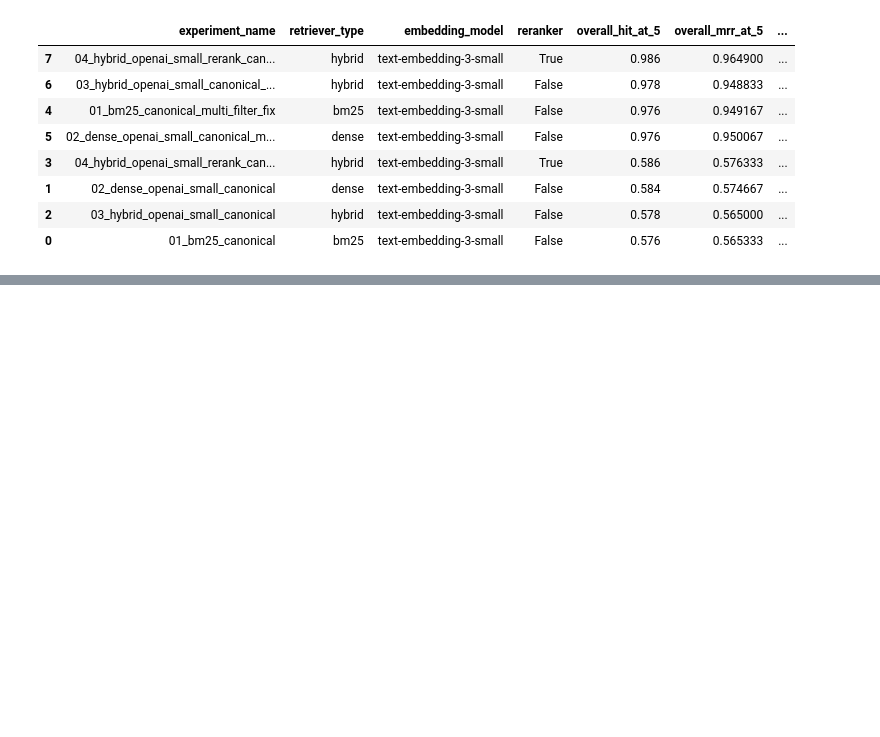
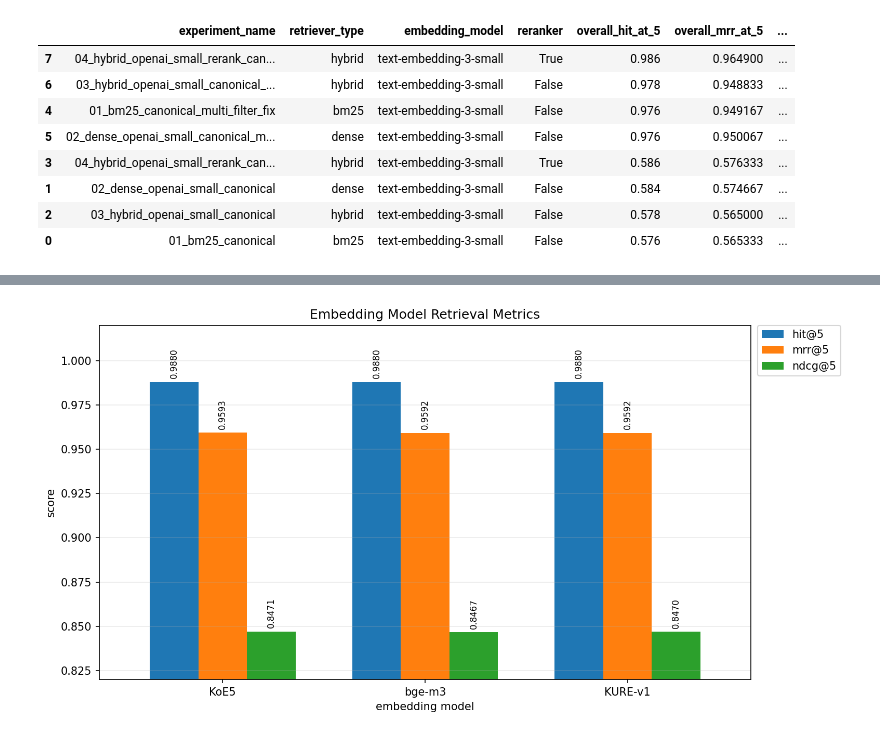
Before and after one commit to hskim2327/chatbot, a Jupyter notebook: notebooks/evaluation_analysis.ipynb, the cells around one changed output, grey strips where cells are left out. Saved outputs shown, nothing was run; the diff lists cells and outputs as text; code cells hidden in the pictures; blank space fills up the shorter version.

```diff
--- a/notebooks/evaluation_analysis.ipynb
+++ b/notebooks/evaluation_analysis.ipynb
@@ -47,0 +265,22 @@ summary.sort_values("overall_hit_at_5", ascending=False)
+# %%
+import matplotlib.pyplot as plt
+
+embedding_metric_cols = ["hit@5", "mrr@5", "ndcg@5"]
+plot_df = embedding_compare.set_index("embedding")[embedding_metric_cols]
+
+ax = plot_df.plot(kind="bar", figsize=(10.5, 5.5), width=0.72)
+ax.set_ylim(0.82, 1.02)
+ax.set_ylabel("score")
+ax.set_xlabel("embedding model")
+ax.set_title("Embedding Model Retrieval Metrics")
+ax.legend(loc="upper left", bbox_to_anchor=(1.01, 1), borderaxespad=0)
+ax.grid(axis="y", alpha=0.25)
+
+for container in ax.containers:
+    ax.bar_label(container, fmt="%.4f", fontsize=8, rotation=90, padding=3)
+
+plt.xticks(rotation=0)
+plt.tight_layout()
+plt.show()
+# %% [output]
+[figure, added]
```
Also changed, not shown: parts of 66 cells of this notebook, 15 other files.
